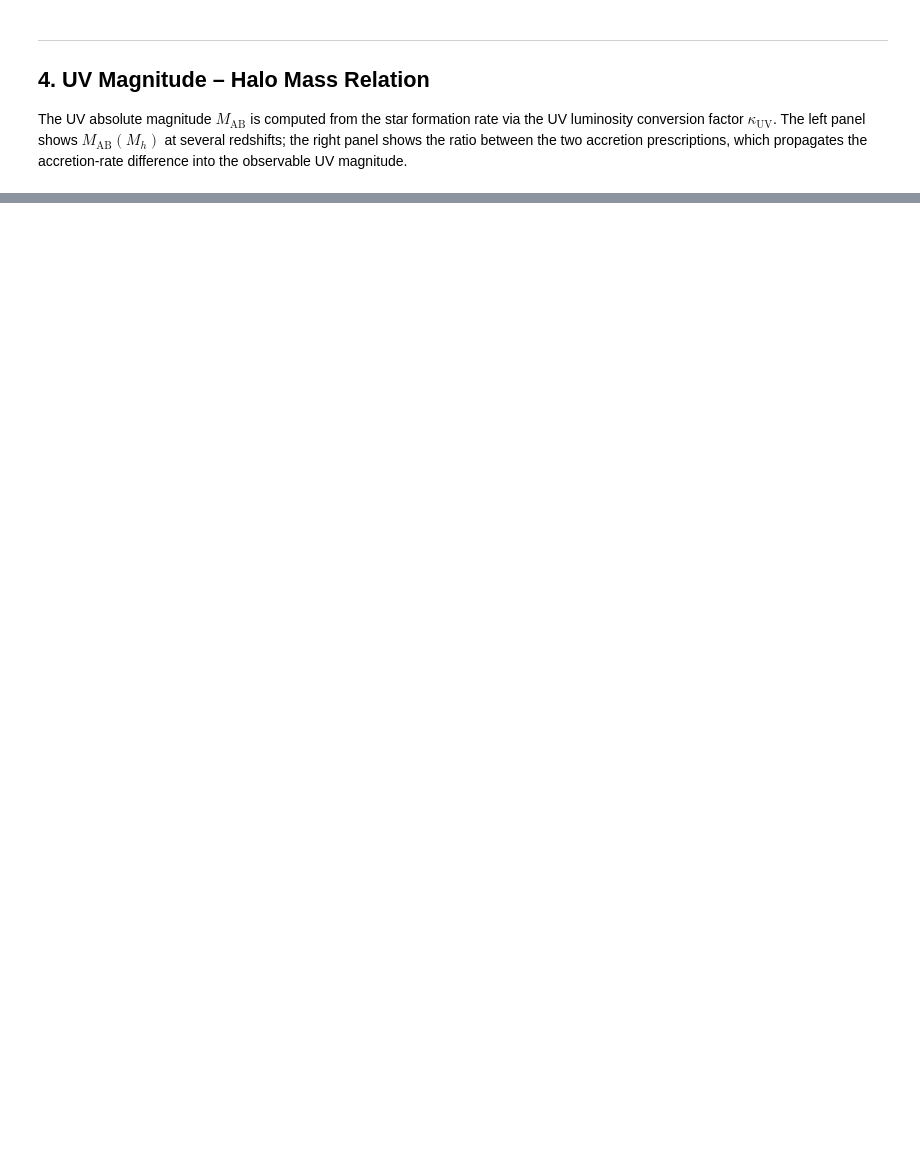
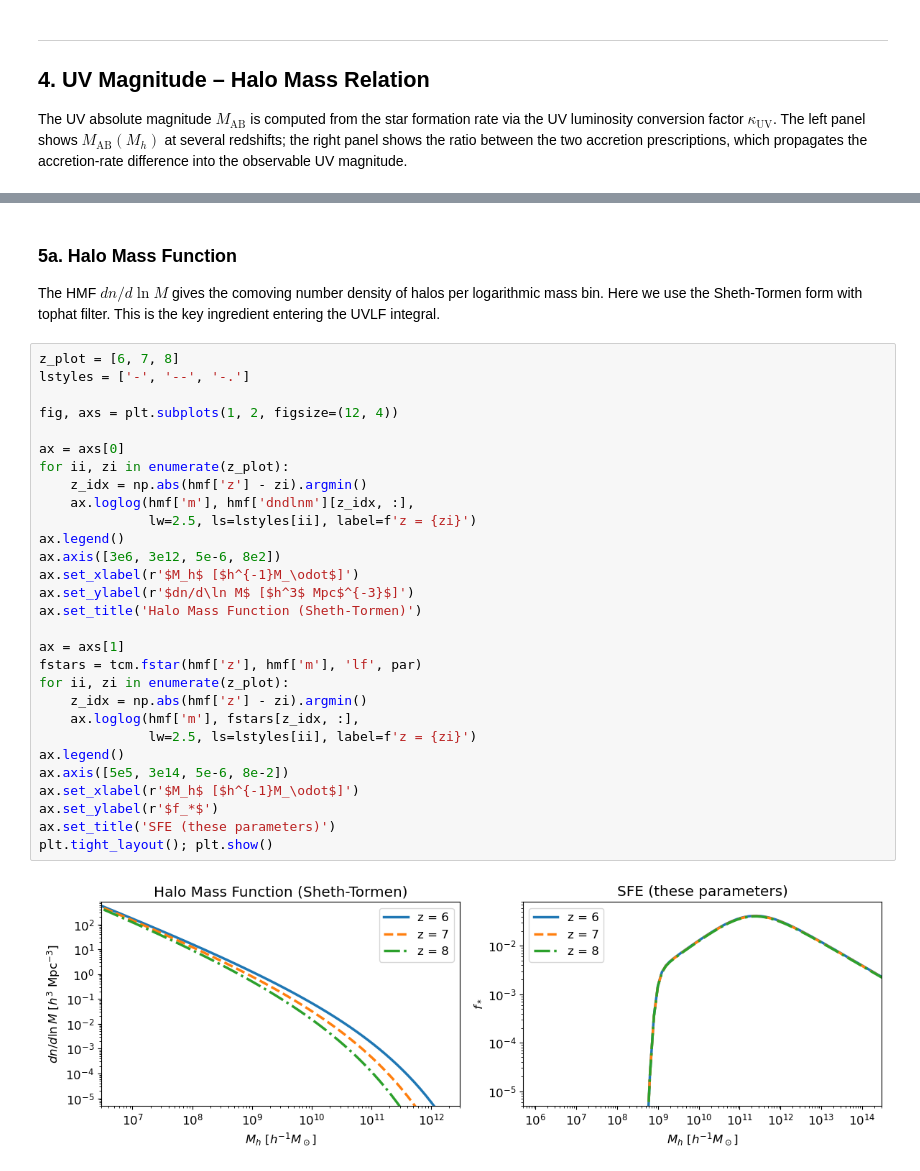
Before and after one commit to sambit-giri/toolscosmo, a Jupyter notebook: notebooks/example_Astrophysics.ipynb, the cells around one changed output, grey strips where cells are left out. Saved outputs shown, nothing was run; the diff lists cells and outputs as text; blank space fills up the shorter version.

```diff
--- a/notebooks/example_Astrophysics.ipynb
+++ b/notebooks/example_Astrophysics.ipynb
@@ -293,0 +214,37 @@ plt.show()
+# %% [markdown]
+### 5a. Halo Mass Function
+
+The HMF $dn/d\ln M$ gives the comoving number density of halos per logarithmic mass bin.
+Here we use the Sheth-Tormen form with tophat filter.  This is the key ingredient entering
+the UVLF integral.
+# %%
+z_plot = [6, 7, 8]
+lstyles = ['-', '--', '-.']
+
+fig, axs = plt.subplots(1, 2, figsize=(12, 4))
+
+ax = axs[0]
+for ii, zi in enumerate(z_plot):
+    z_idx = np.abs(hmf['z'] - zi).argmin()
+    ax.loglog(hmf['m'], hmf['dndlnm'][z_idx, :],
+              lw=2.5, ls=lstyles[ii], label=f'z = {zi}')
+ax.legend()
+ax.axis([3e6, 3e12, 5e-6, 8e2])
+ax.set_xlabel(r'$M_h$ [$h^{-1}M_\odot$]')
+ax.set_ylabel(r'$dn/d\ln M$ [$h^3$ Mpc$^{-3}$]')
+ax.set_title('Halo Mass Function (Sheth-Tormen)')
+
+ax = axs[1]
+fstars = tcm.fstar(hmf['z'], hmf['m'], 'lf', par)
+for ii, zi in enumerate(z_plot):
+    z_idx = np.abs(hmf['z'] - zi).argmin()
+    ax.loglog(hmf['m'], fstars[z_idx, :],
+              lw=2.5, ls=lstyles[ii], label=f'z = {zi}')
+ax.legend()
+ax.axis([5e5, 3e14, 5e-6, 8e-2])
+ax.set_xlabel(r'$M_h$ [$h^{-1}M_\odot$]')
+ax.set_ylabel(r'$f_*$')
+ax.set_title('SFE (these parameters)')
+plt.tight_layout(); plt.show()
+# %% [output]
+[figure, added]
```
Also changed, not shown: parts of 10 cells of this notebook, 6 other files.
